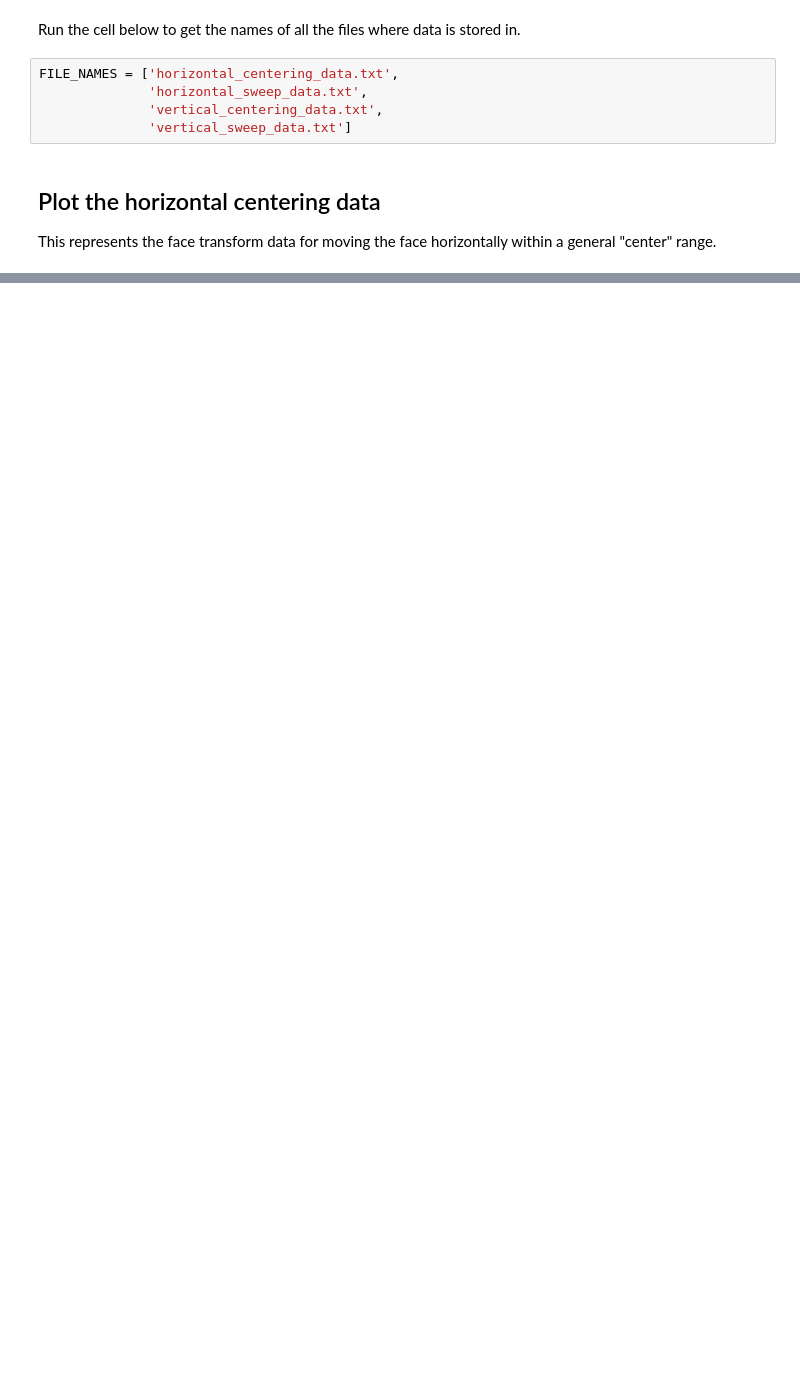
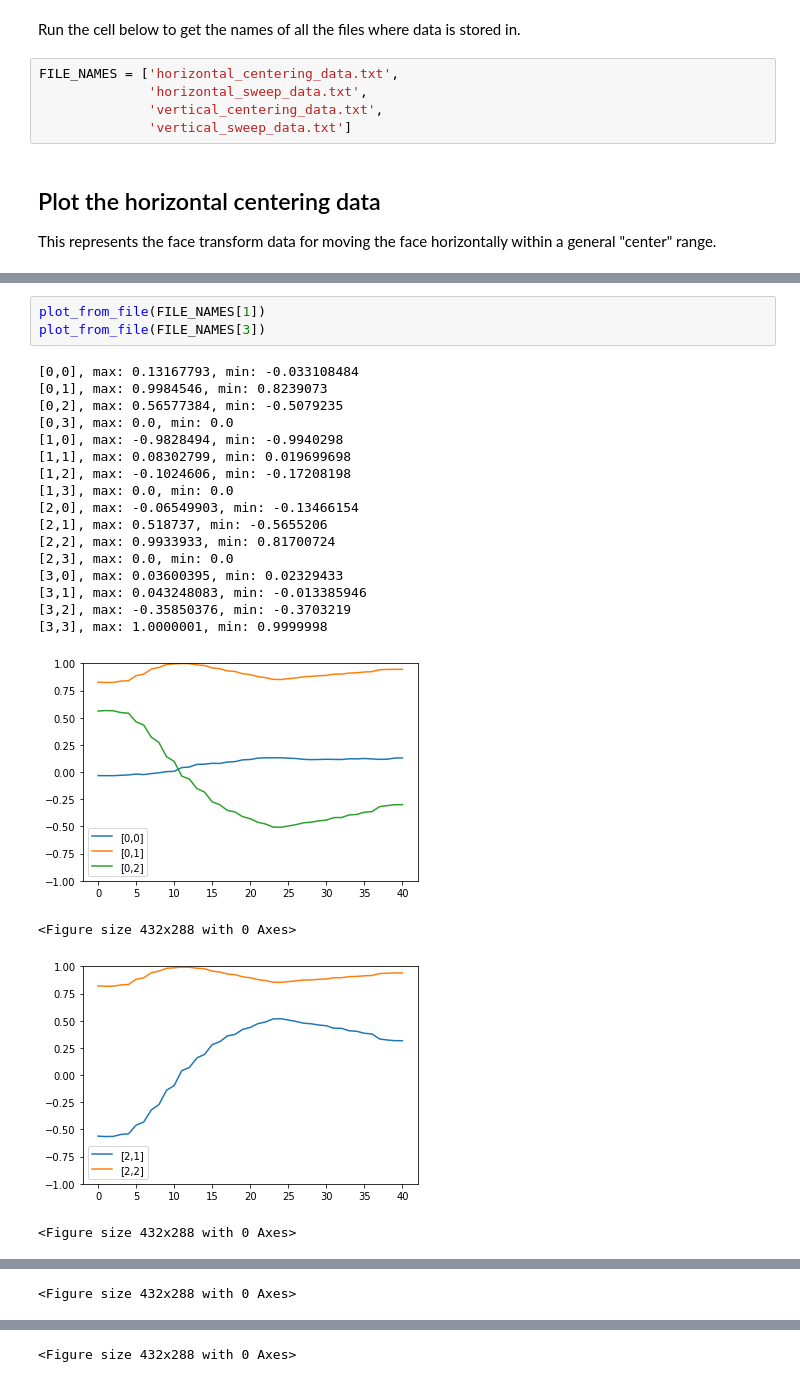
Before and after one commit to ljiang09/Makeup-Guide-Python, a Jupyter notebook: transform_data_records.ipynb, the cells around one changed output, grey strips where cells are left out. Cells and saved outputs as stored; diff of their text form; blank space fills up the shorter version.

```diff
--- a/transform_data_records.ipynb
+++ b/transform_data_records.ipynb
@@ -58,0 +111,24 @@ plot_from_file(FILE_NAMES[0])
+# %%
+plot_from_file(FILE_NAMES[1])
+plot_from_file(FILE_NAMES[3])
+# %% [output]
+[0,0], max: 0.13167793, min: -0.033108484
+[0,1], max: 0.9984546, min: 0.8239073
+[0,2], max: 0.56577384, min: -0.5079235
+[0,3], max: 0.0, min: 0.0
+[1,0], max: -0.9828494, min: -0.9940298
+[1,1], max: 0.08302799, min: 0.019699698
+[1,2], max: -0.1024606, min: -0.17208198
+[1,3], max: 0.0, min: 0.0
+[2,0], max: -0.06549903, min: -0.13466154
+[2,1], max: 0.518737, min: -0.5655206
+[2,2], max: 0.9933933, min: 0.81700724
+[2,3], max: 0.0, min: 0.0
+[3,0], max: 0.03600395, min: 0.02329433
+[3,1], max: 0.043248083, min: -0.013385946
+[3,2], max: -0.35850376, min: -0.3703219
+[3,3], max: 1.0000001, min: 0.9999998
+[figure, added]
+<Figure size 432x288 with 0 Axes>
+[figure, added]
+<Figure size 432x288 with 0 Axes>
@@ -58,0 +151 @@ plot_from_file(FILE_NAMES[0])
+<Figure size 432x288 with 0 Axes>
@@ -58,0 +154 @@ plot_from_file(FILE_NAMES[0])
+<Figure size 432x288 with 0 Axes>
```
Also changed, not shown: parts of 6 cells of this notebook, 1 other file.
